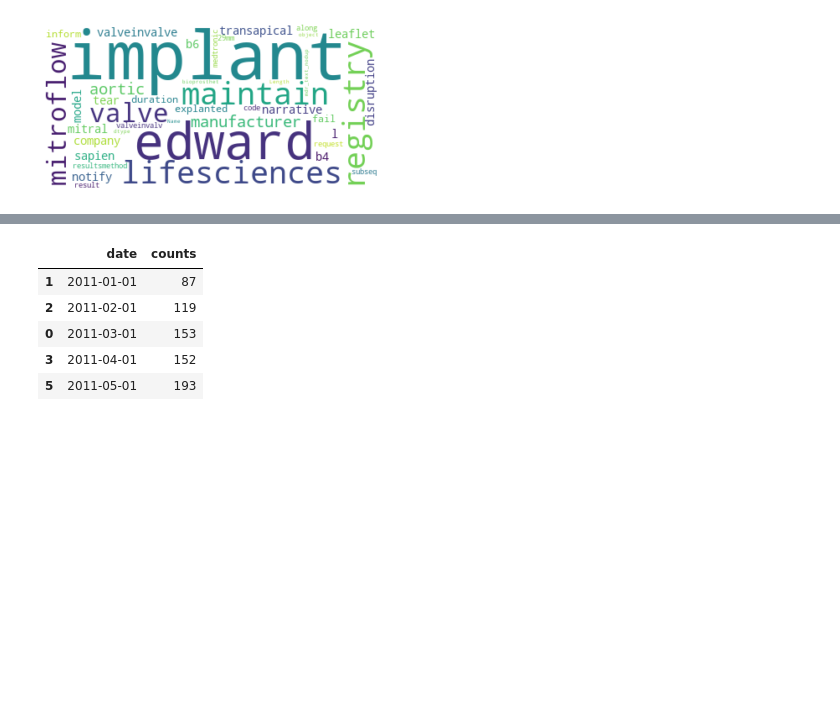
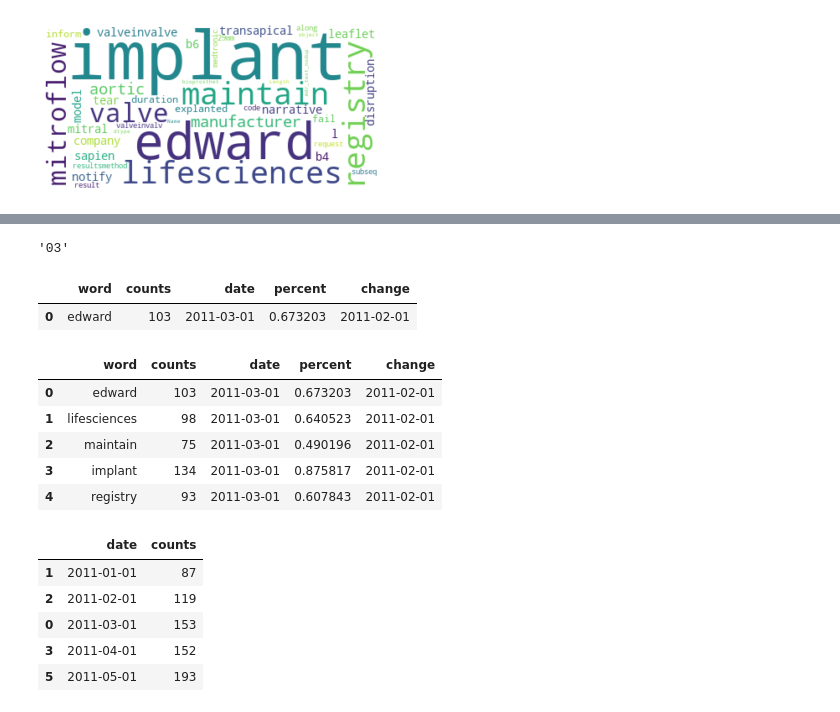
Before and after one commit to allenbutt/FDA, a Jupyter notebook: FDA.ipynb, the cells around one changed output, grey strips where cells are left out. Cells and saved outputs as stored; diff of their text form; code cells hidden in the pictures; blank space fills up the shorter version.

Commit message:
2022.06.21 Update 2
Additional Updates, working on creating a new column in the words dataframe for the change in counts from month to month.

```diff
--- a/FDA.ipynb
+++ b/FDA.ipynb
@@ -483,6 +484,43 @@ dfmain.to_csv(r'main.csv', index = False)
 dfmain = pd.read_csv("main.csv", encoding = 'unicode_escape')
 dfmain['mdr_text_nodup'] = dfmain['mdr_text_nodup'].map(str)
 dfword = pd.read_csv("word.csv", encoding = 'unicode_escape')
+# %%
+#Create a function to get the previous month off of a given string, to be used in creating a new column
+#to show changes from month to month
+def getlastmonth(dateinquestion):
+    new = dateinquestion[5:7]
+    new = int(new) - 1
+    if new == 0:
+        new = 12
+    new = str(new)
+    if len(new) == 1:
+        new = "0" + new
+    if randrange(100) % 0 == 0:
+        print(dateinquestion)
+    return dateinquestion[0:4] + "-" + new + dateinquestion[7:10]
+
+dfword["change"] = dfword["date"].apply(lambda datevalue: getlastmonth(datevalue))
+
+dfword.head()
+# %%
+def getchangevalue(word, date, value):
+    dfword[(dfword["word"] == "edward") & (dfword["date"] == "2011-03-01")]
+# %% [output]
+'03'
+# %%
+dfword[(dfword["word"] == "edward") & (dfword["date"] == "2011-03-01")]
+# %% [output]
+|  | word | counts | date | percent | change |
+| 0 | edward | 103 | 2011-03-01 | 0.673203 | 2011-02-01 |
+# %%
+dfword.head()
+# %% [output]
+|  | word | counts | date | percent | change |
+| 0 | edward | 103 | 2011-03-01 | 0.673203 | 2011-02-01 |
+| 1 | lifesciences | 98 | 2011-03-01 | 0.640523 | 2011-02-01 |
+| 2 | maintain | 75 | 2011-03-01 | 0.490196 | 2011-02-01 |
+| 3 | implant | 134 | 2011-03-01 | 0.875817 | 2011-02-01 |
+| 4 | registry | 93 | 2011-03-01 | 0.607843 | 2011-02-01 |
 # %%
 # Create a dataset with each month and and the number of reports for those months
 datelist = dfmain["plaindate"].unique()
```
Also changed, not shown: parts of 1 cell of this notebook.
